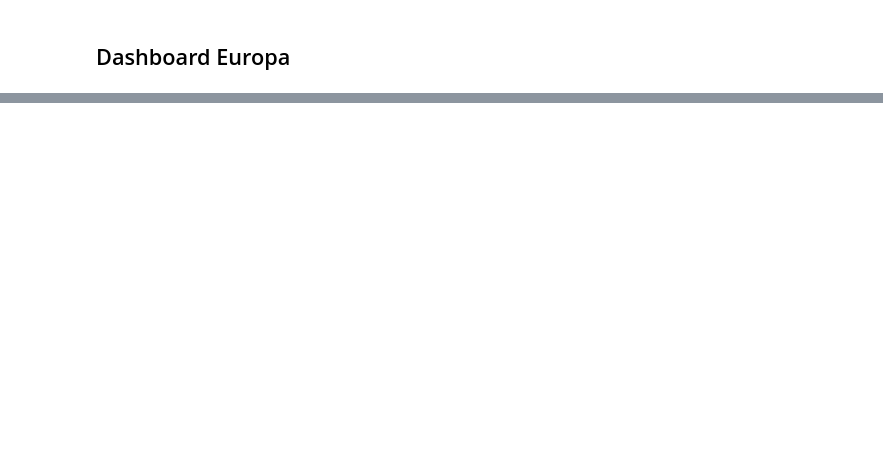
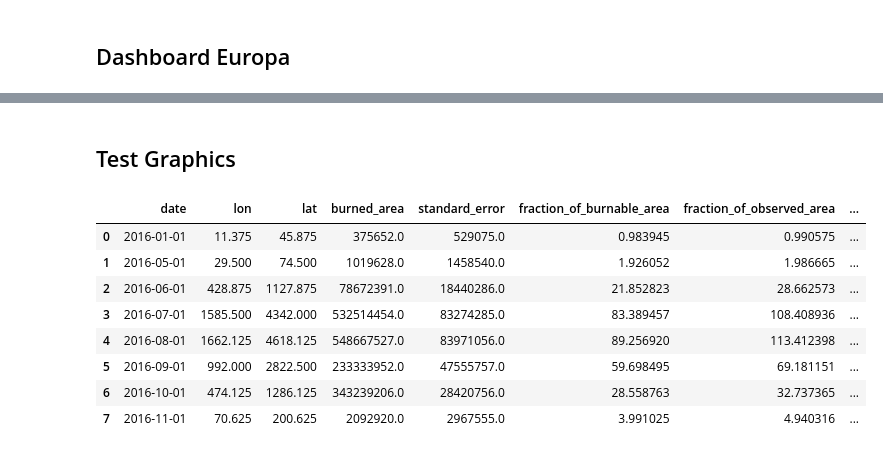
Before and after one commit to sophie-juliette/eda_esa_fire, a Jupyter notebook: eda_eu.ipynb, the cells around one changed output, grey strips where cells are left out. Saved outputs shown, nothing was run; the diff lists cells and outputs as text; code cells hidden in the pictures; blank space fills up the shorter version.

```diff
--- a/eda_eu.ipynb
+++ b/eda_eu.ipynb
@@ -211,0 +294,19 @@ app.run_server(mode='inline')
+# %%
+df_eu['year'] = df_eu['date'].str.slice(start=0, stop=4)
+# %%
+df_test = df_eu[(df_eu['year'] == '2016') & (df_eu['country'] == 'IT')]
+# %% [markdown]
+## Test Graphics
+# %%
+df_test2 = df_test.groupby(by= 'date').sum().reset_index()
+df_test2
+# %% [output]
+|  | date | lon | lat | burned_area | standard_error | fraction_of_burnable_area | fraction_of_observed_area | ... |
+| 0 | 2016-01-01 | 11.375 | 45.875 | 375652.0 | 529075.0 | 0.983945 | 0.990575 | ... |
+| 1 | 2016-05-01 | 29.500 | 74.500 | 1019628.0 | 1458540.0 | 1.926052 | 1.986665 | ... |
+| 2 | 2016-06-01 | 428.875 | 1127.875 | 78672391.0 | 18440286.0 | 21.852823 | 28.662573 | ... |
+| 3 | 2016-07-01 | 1585.500 | 4342.000 | 532514454.0 | 83274285.0 | 83.389457 | 108.408936 | ... |
+| 4 | 2016-08-01 | 1662.125 | 4618.125 | 548667527.0 | 83971056.0 | 89.256920 | 113.412398 | ... |
+| 5 | 2016-09-01 | 992.000 | 2822.500 | 233333952.0 | 47555757.0 | 59.698495 | 69.181151 | ... |
+| 6 | 2016-10-01 | 474.125 | 1286.125 | 343239206.0 | 28420756.0 | 28.558763 | 32.737365 | ... |
+| 7 | 2016-11-01 | 70.625 | 200.625 | 2092920.0 | 2967555.0 | 3.991025 | 4.940316 | ... |
```
Also changed, not shown: parts of 22 cells of this notebook.
